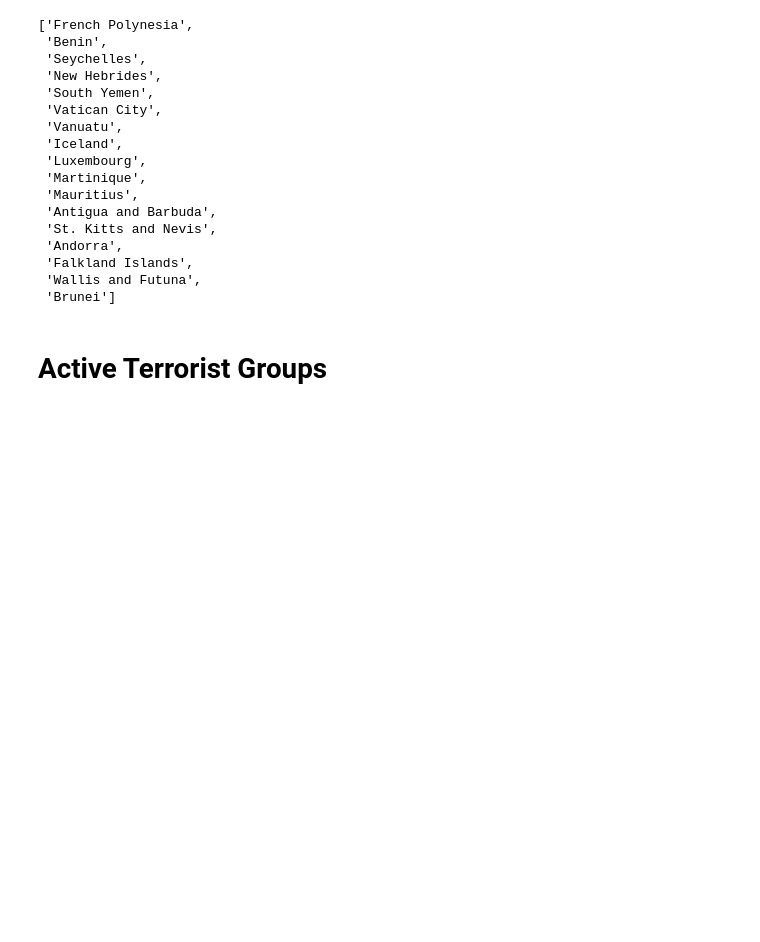
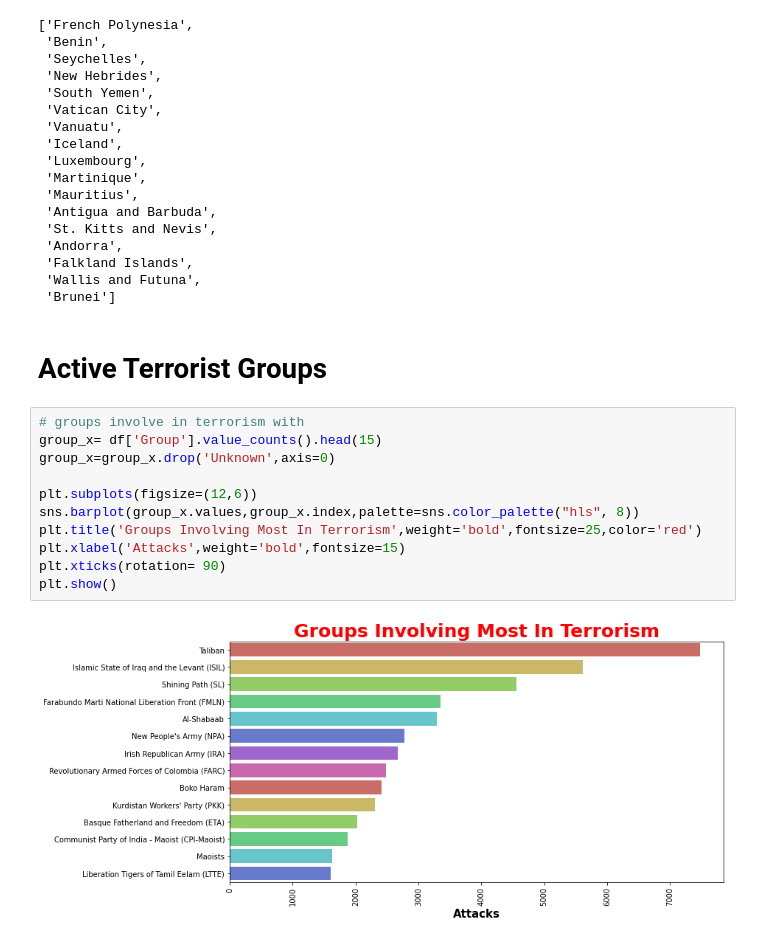
Before and after one commit to rohit-1026/Global-Terrorism-Analysis, a Jupyter notebook: Global_Terrorism_Analysis_Capstone_Project.ipynb, the cells around one changed output. Cells and saved outputs as stored; diff of their text form; blank space fills up the shorter version.

```diff
--- a/Global_Terrorism_Analysis_Capstone_Project.ipynb
+++ b/Global_Terrorism_Analysis_Capstone_Project.ipynb
@@ -304,3 +304,16 @@ list(zero_killed_country['Country'])
  'Brunei']
 # %% [markdown]
 # Active Terrorist Groups
+# %%
+# groups involve in terrorism with
+group_x= df['Group'].value_counts().head(15)
+group_x=group_x.drop('Unknown',axis=0)
+
+plt.subplots(figsize=(12,6))
+sns.barplot(group_x.values,group_x.index,palette=sns.color_palette("hls", 8))
+plt.title('Groups Involving Most In Terrorism',weight='bold',fontsize=25,color='red')
+plt.xlabel('Attacks',weight='bold',fontsize=15)
+plt.xticks(rotation= 90)
+plt.show()
+# %% [output]
+[figure, added]
```
Also changed, not shown: parts of 13 cells of this notebook.
